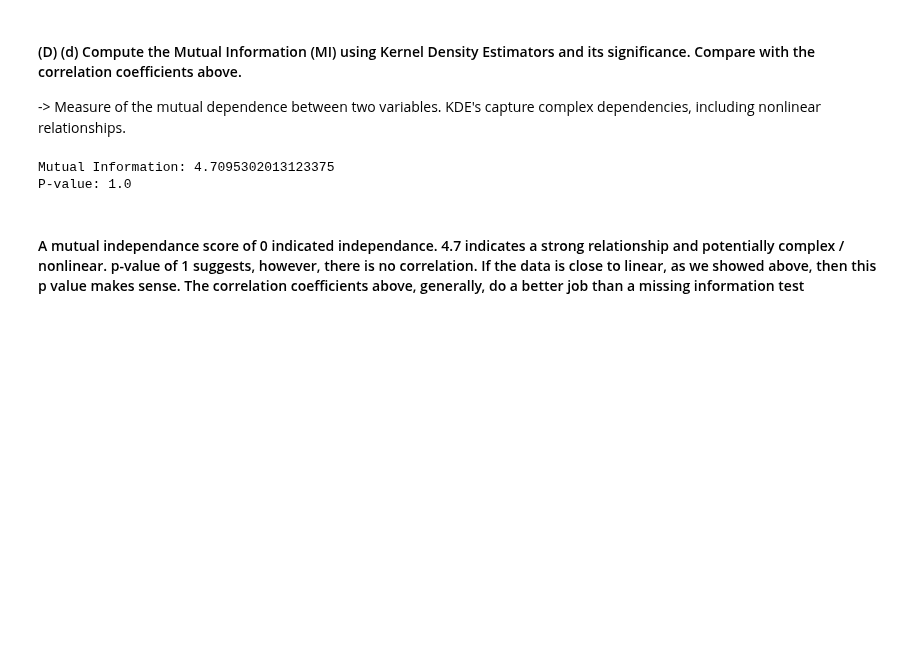
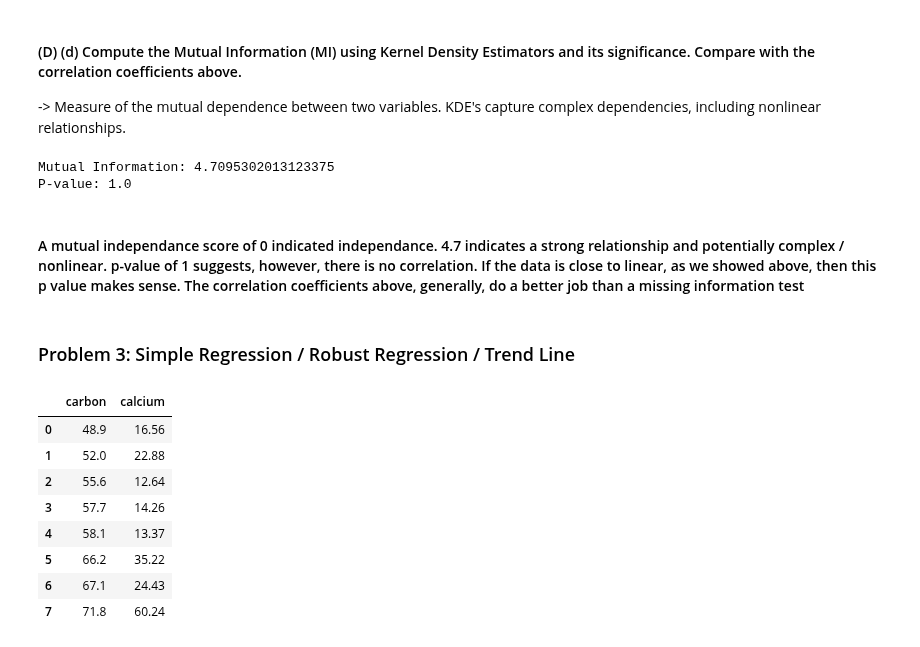
Before and after one commit to jtdocter27/Engineering-Probability---Statistics, a Jupyter notebook: HW5.ipynb, the cells around one changed output. Saved outputs shown, nothing was run; the diff lists cells and outputs as text; code cells hidden in the pictures; blank space fills up the shorter version.

```diff
--- a/HW5.ipynb
+++ b/HW5.ipynb
@@ -276,3 +278,22 @@ Mutual Information: 4.7095302013123375
 P-value: 1.0
 # %% [markdown]
 #### A mutual independance score of 0 indicated independance. 4.7 indicates a strong relationship and potentially complex / nonlinear. p-value of 1 suggests, however, there is no correlation. If the data is close to linear, as we showed above, then this p value makes sense. The correlation coefficients above, generally, do a better job than a missing information test
+# %% [markdown]
+### Problem 3: Simple Regression / Robust Regression / Trend Line
+# %%
+carbon_old = [12.4, 19.5, 23.9, 25.3, 28.2, 31.5, 33.1, 33.4, 38.6]
+calcium_old = [20.16, 0.46, 4.18, 28.95, 20.00, 0.57, 1.84, 13.99, 18.02]
+carbon_new = [48.9, 52.0, 55.6, 57.7, 58.1, 66.2, 67.1, 71.8]
+calcium_new = [16.56, 22.88, 12.64, 14.26, 13.37, 35.22, 24.43, 60.24]
+old = pd.DataFrame({'carbon':carbon_old, 'calcium':calcium_old})
+new = pd.DataFrame({'carbon':carbon_new, 'calcium':calcium_new})
+# %% [output]
+|  | carbon | calcium |
+| 0 | 48.9 | 16.56 |
+| 1 | 52.0 | 22.88 |
+| 2 | 55.6 | 12.64 |
+| 3 | 57.7 | 14.26 |
+| 4 | 58.1 | 13.37 |
+| 5 | 66.2 | 35.22 |
+| 6 | 67.1 | 24.43 |
+| 7 | 71.8 | 60.24 |
```
Also changed, not shown: parts of 9 cells of this notebook.
